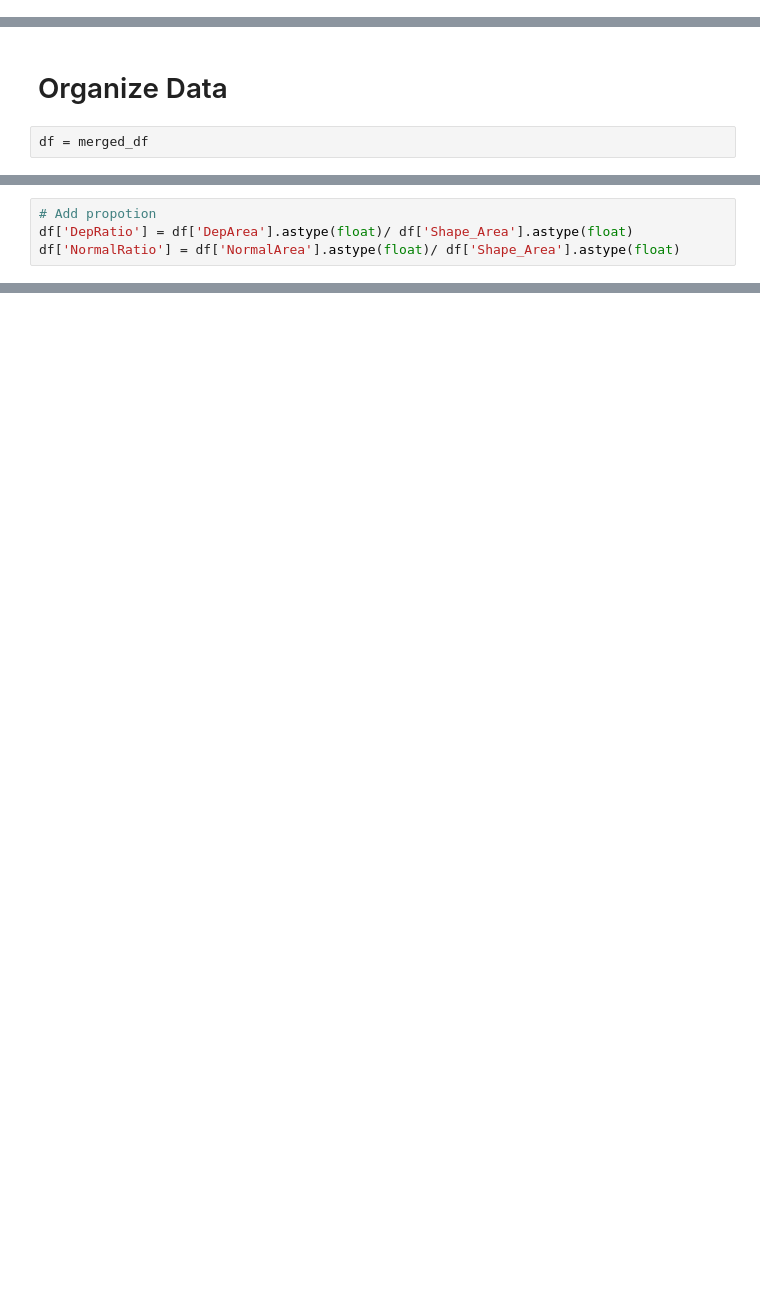
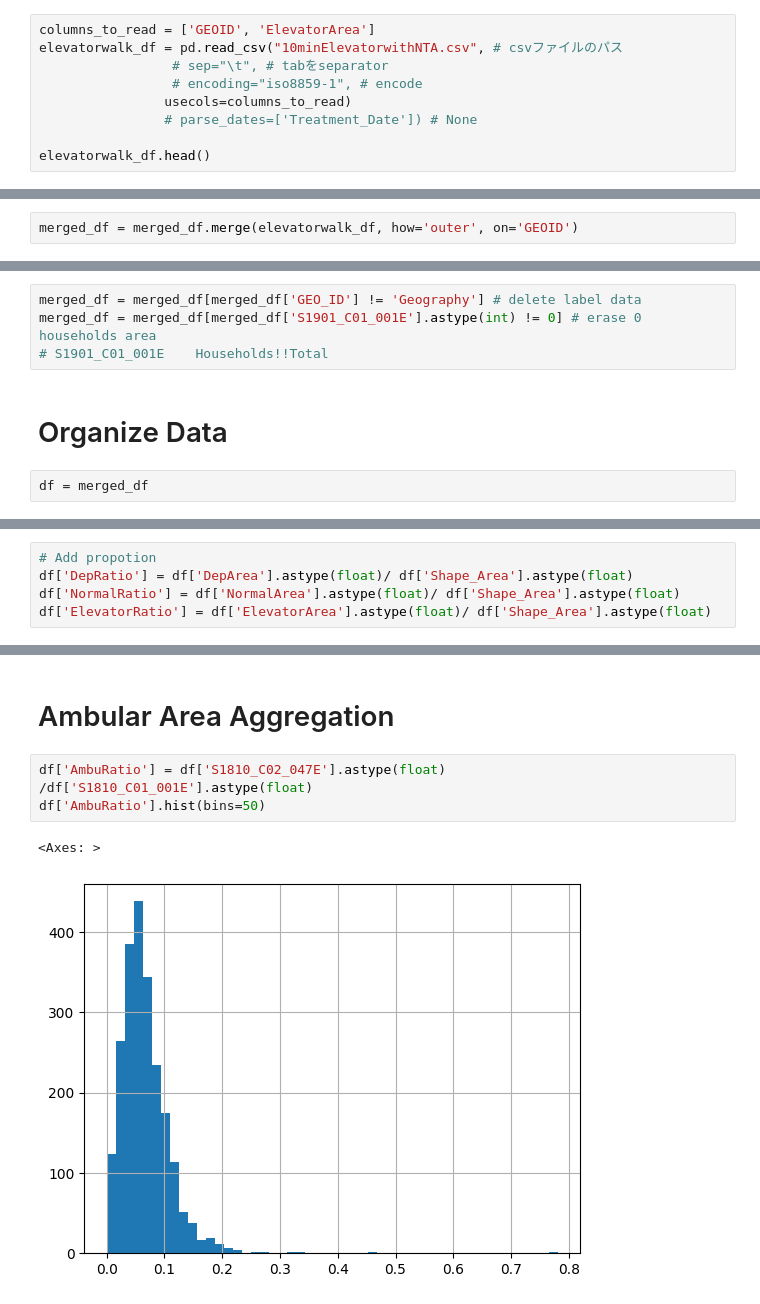
Before and after one commit to tako8888/project1_wheelchair, a Jupyter notebook: data/YT_analysis2_changeMerge.ipynb, the cells around one changed output, grey strips where cells are left out. Saved outputs shown, nothing was run; the diff lists cells and outputs as text; blank space fills up the shorter version.

```diff
--- a/data/YT_analysis2_changeMerge.ipynb
+++ b/data/YT_analysis2_changeMerge.ipynb
@@ -146,3 +147,12 @@ Data columns (total 16 columns):
  15  NormalArea  1640 non-null   float64
 dtypes: float64(6), int64(5), object(5)
 memory usage: 290.8+ KB
+# %%
+columns_to_read = ['GEOID', 'ElevatorArea']
+elevatorwalk_df = pd.read_csv("10minElevatorwithNTA.csv", # csvファイルのパス
+                 # sep="\t", # tabをseparator
+                 # encoding="iso8859-1", # encode
+                usecols=columns_to_read)
+                # parse_dates=['Treatment_Date']) # None
+
+elevatorwalk_df.head()
@@ -148,0 +166,2 @@ memory usage: 290.8+ KB
+# %%
+merged_df = merged_df.merge(elevatorwalk_df, how='outer', on='GEOID')
@@ -460,6 +500,10 @@ merged_df[merged_df['GEO_ID'] == 'Geography'] # Here is label
 # %% [output]
 |  | CTLabel | BoroCode | BoroName | CT2020 | BoroCT2020 | CDEligibil | NTAName | NTA2020 | CDTA2020 | CDTANAME | ... |
 | 2327 | NaN | NaN | NaN | NaN | NaN | NaN | NaN | NaN | NaN | NaN | ... |
+# %%
+merged_df = merged_df[merged_df['GEO_ID'] != 'Geography'] # delete label data
+merged_df = merged_df[merged_df['S1901_C01_001E'].astype(int) != 0] # erase 0 households area
+# S1901_C01_001E	Households!!Total
 # %% [markdown]
 # Organize Data
 # %%
@@ -489,5 +527,6 @@ AttributeError: module 'six' has no attribute 'ensure_text'
 # Add propotion
 df['DepRatio'] = df['DepArea'].astype(float)/ df['Shape_Area'].astype(float)
 df['NormalRatio'] = df['NormalArea'].astype(float)/ df['Shape_Area'].astype(float)
+df['ElevatorRatio'] = df['ElevatorArea'].astype(float)/ df['Shape_Area'].astype(float)
 # %%
 df['DepArea'].sum() / df['Shape_Area']
@@ -498,0 +647,8 @@ df['DepArea'].sum() / df['Shape_Area']
+# %% [markdown]
+# Ambular Area Aggregation
+# %%
+df['AmbuRatio'] = df['S1810_C02_047E'].astype(float) /df['S1810_C01_001E'].astype(float)
+df['AmbuRatio'].hist(bins=50)
+# %% [output]
+<Axes: >
+[figure, added]
```
Also changed, not shown: parts of 38 cells of this notebook, 48 other files.
